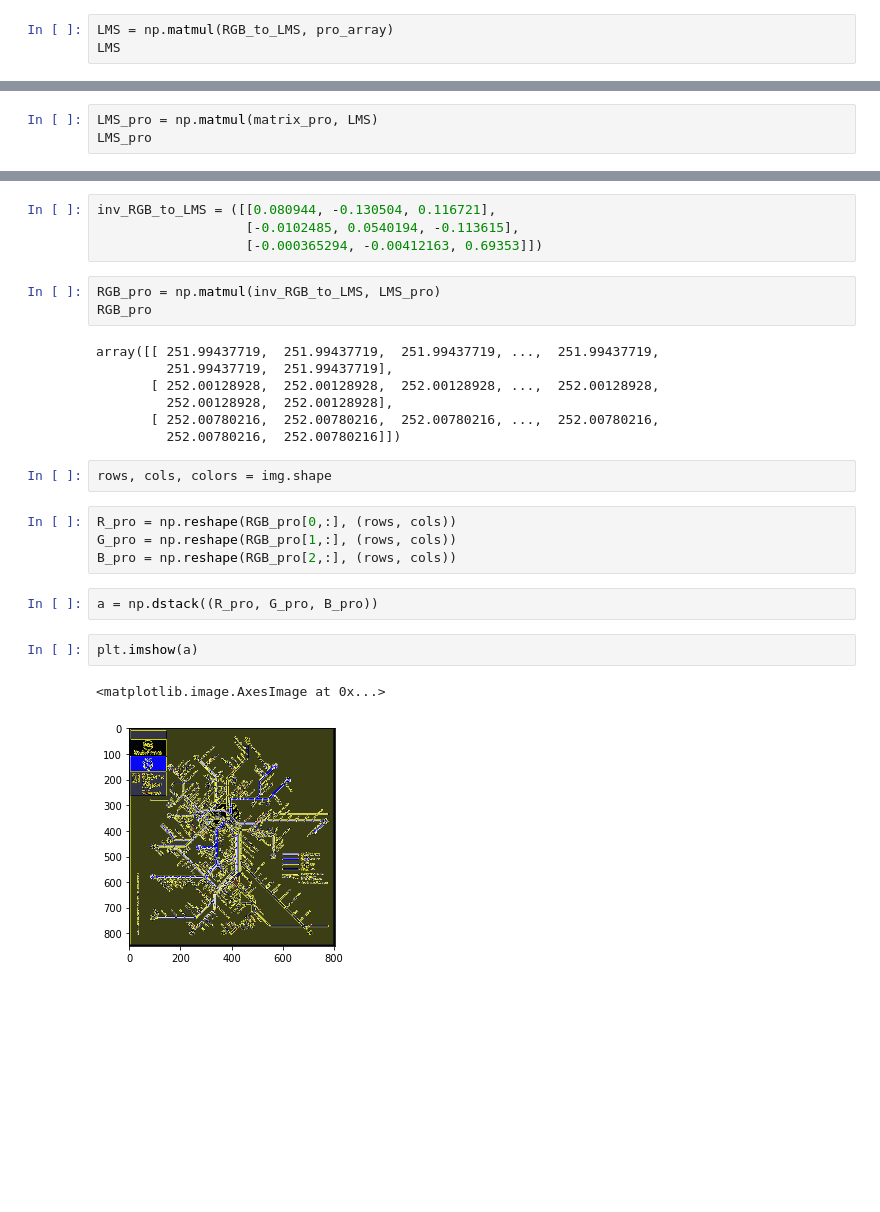
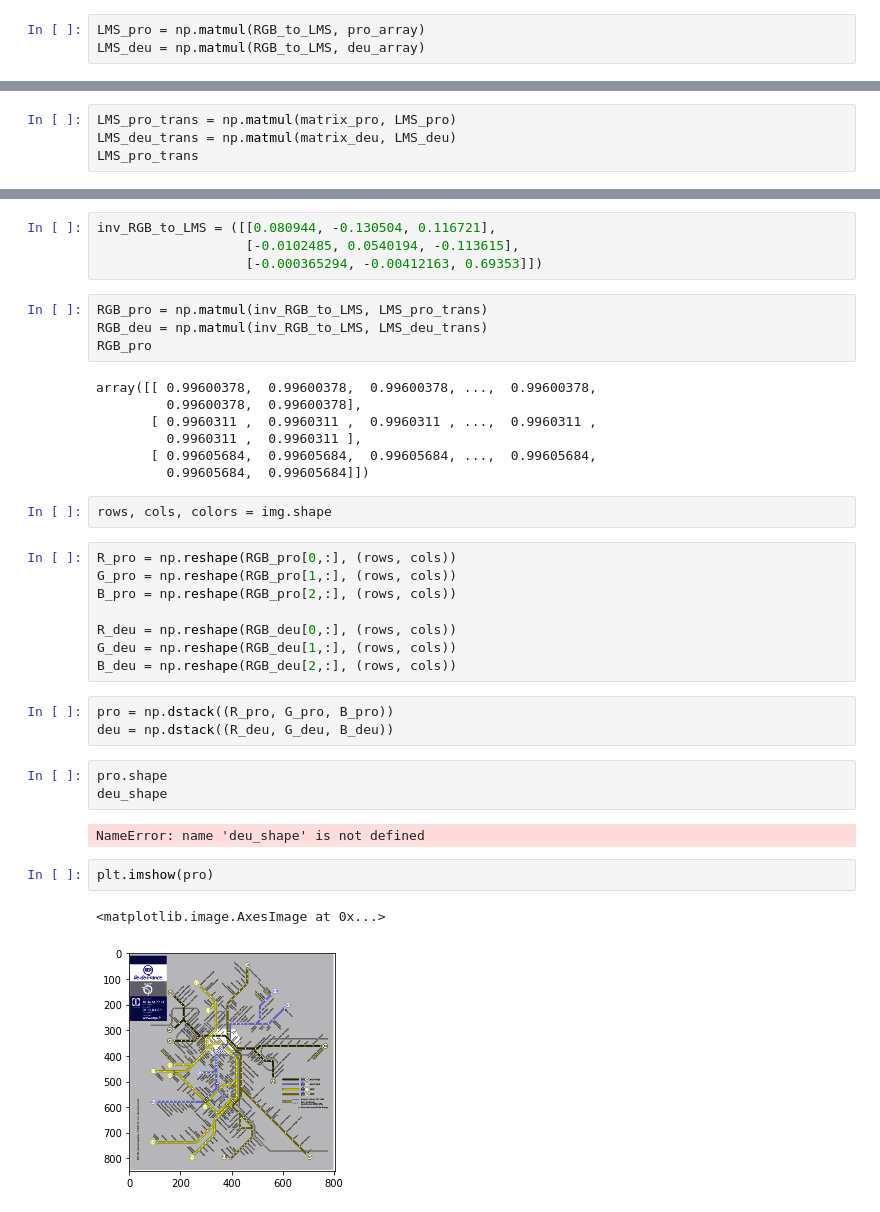
Before and after one commit to elisamalzoni/proj1-daltonismo, a Jupyter notebook: Proj1.ipynb, the cells around one changed output, grey strips where cells are left out. Drawn from its saved outputs; the diff is of its cells as text; blank space fills up the shorter version.

```diff
--- a/Proj1.ipynb
+++ b/Proj1.ipynb
@@ -147,5 +145,5 @@ pro_array.shape
 # %% [output]
 (3, 681747)
 # %%
-LMS = np.matmul(RGB_to_LMS, pro_array)
-LMS
+LMS_pro = np.matmul(RGB_to_LMS, pro_array)
+LMS_deu = np.matmul(RGB_to_LMS, deu_array)
@@ -181,4 +176,5 @@ matrix_pro = np.array([[0, 2.02344, -2.52581],
 # %%
-LMS_pro = np.matmul(matrix_pro, LMS)
-LMS_pro
+LMS_pro_trans = np.matmul(matrix_pro, LMS_pro)
+LMS_deu_trans = np.matmul(matrix_deu, LMS_deu)
+LMS_pro_trans
 # %% [output]
@@ -195,25 +191,36 @@ inv_RGB_to_LMS = ([[0.080944, -0.130504, 0.116721],
                    [-0.0102485, 0.0540194, -0.113615],
                    [-0.000365294, -0.00412163, 0.69353]])
 # %%
-RGB_pro = np.matmul(inv_RGB_to_LMS, LMS_pro)
+RGB_pro = np.matmul(inv_RGB_to_LMS, LMS_pro_trans)
+RGB_deu = np.matmul(inv_RGB_to_LMS, LMS_deu_trans)
 RGB_pro
 # %% [output]
-array([[ 251.99437719,  251.99437719,  251.99437719, ...,  251.99437719,
-         251.99437719,  251.99437719],
-       [ 252.00128928,  252.00128928,  252.00128928, ...,  252.00128928,
-         252.00128928,  252.00128928],
-       [ 252.00780216,  252.00780216,  252.00780216, ...,  252.00780216,
-         252.00780216,  252.00780216]])
+array([[ 0.99600378,  0.99600378,  0.99600378, ...,  0.99600378,
+         0.99600378,  0.99600378],
+       [ 0.9960311 ,  0.9960311 ,  0.9960311 , ...,  0.9960311 ,
+         0.9960311 ,  0.9960311 ],
+       [ 0.99605684,  0.99605684,  0.99605684, ...,  0.99605684,
+         0.99605684,  0.99605684]])
 # %%
 rows, cols, colors = img.shape
 # %%
 R_pro = np.reshape(RGB_pro[0,:], (rows, cols))
 G_pro = np.reshape(RGB_pro[1,:], (rows, cols))
 B_pro = np.reshape(RGB_pro[2,:], (rows, cols))
+
+R_deu = np.reshape(RGB_deu[0,:], (rows, cols))
+G_deu = np.reshape(RGB_deu[1,:], (rows, cols))
+B_deu = np.reshape(RGB_deu[2,:], (rows, cols))
 # %%
-a = np.dstack((R_pro, G_pro, B_pro))
+pro = np.dstack((R_pro, G_pro, B_pro))
+deu = np.dstack((R_deu, G_deu, B_deu))
+# %%
+pro.shape
+deu_shape
+# %% [output]
+NameError: name 'deu_shape' is not defined
 # %%
-plt.imshow(a)
+plt.imshow(pro)
 # %% [output]
 <matplotlib.image.AxesImage at 0x...>
-[figure, old version]
+[figure, new version]
```
Also changed, not shown: parts of 14 cells of this notebook.
